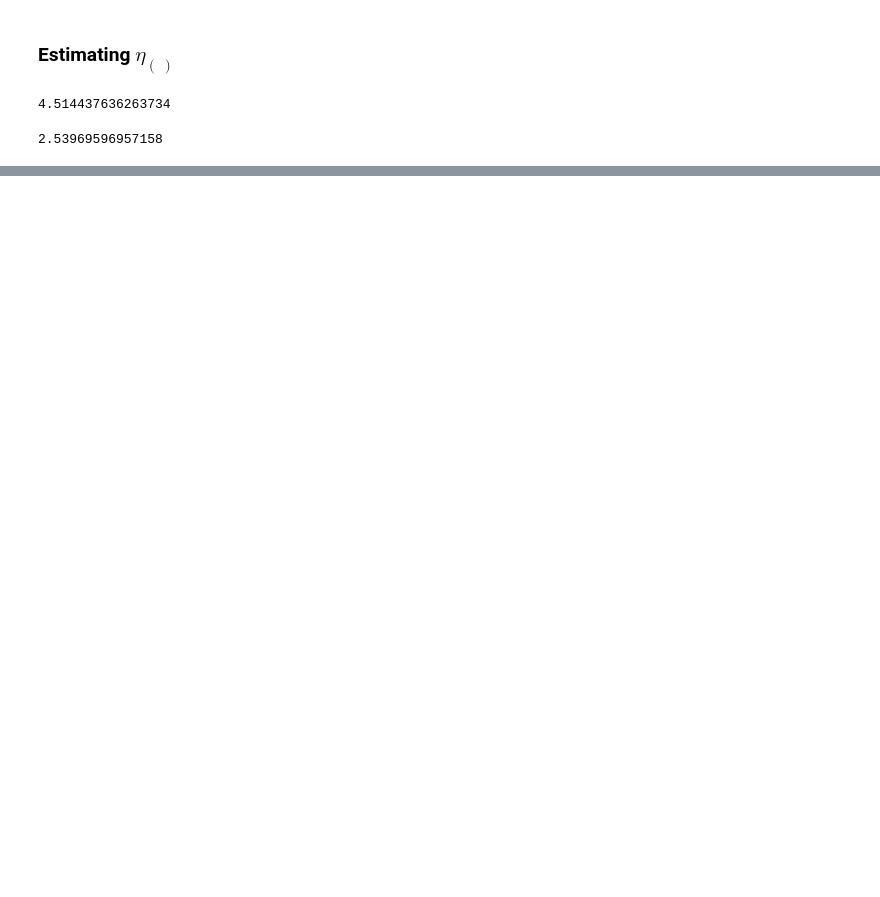
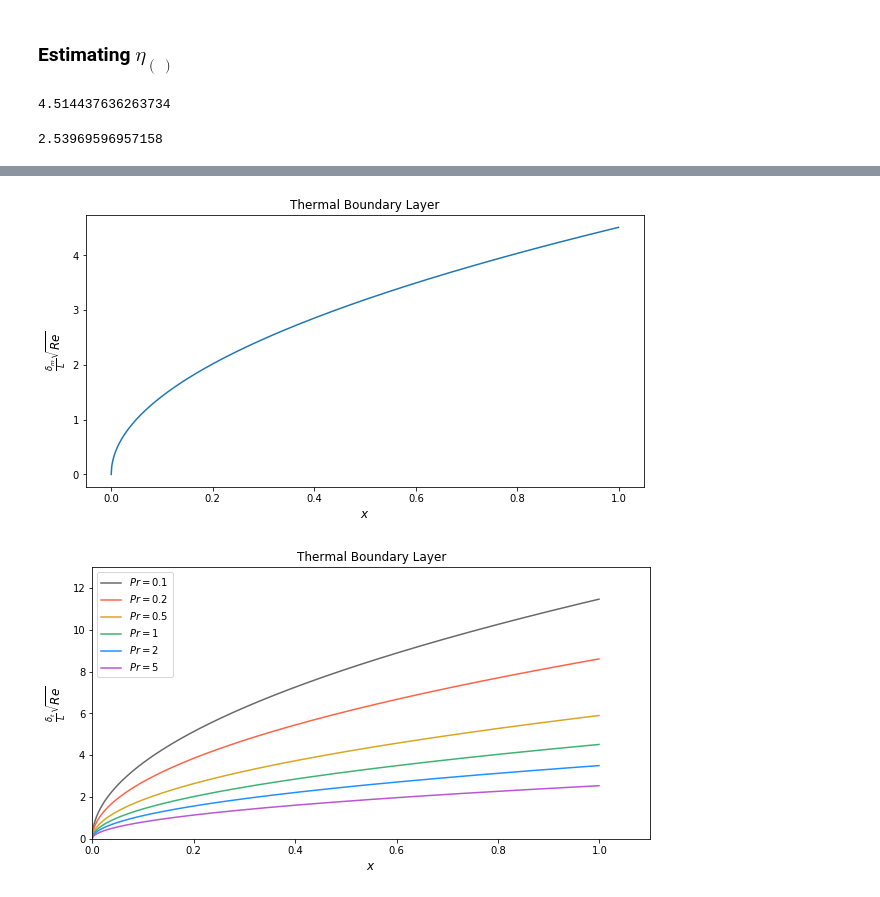
Before and after one commit to AparaV/appm-4650-project, a Jupyter notebook: code/plate.ipynb, the cells around one changed output, grey strips where cells are left out. Drawn from its saved outputs; the diff is of its cells as text; code cells hidden in the pictures; blank space fills up the shorter version.

```diff
--- a/code/plate.ipynb
+++ b/code/plate.ipynb
@@ -242,0 +333,28 @@ print(eta_t)
+# %%
+x = np.arange(0, 1, 0.001)
+y = eta_m*np.sqrt(x)
+plt.figure(figsize=(10,5))
+plt.plot(x,y)
+plt.title("Thermal Boundary Layer", fontsize=12)
+plt.xlabel(r"$x$", fontsize=12)
+plt.ylabel(r"$\frac{\delta_m}{L}\sqrt{Re}$", fontsize=12)
+plt.show()
+
+plt.figure(figsize=(10,5))
+plt.title("Thermal Boundary Layer", fontsize=12)
+plt.xlabel(r"$x$", fontsize=12)
+plt.ylabel(r"$\frac{\delta_t}{L}\sqrt{Re}$", fontsize=12)
+plt.xlim(0, 1.1)
+plt.ylim(0, 13)
+
+for idx, eta_t in enumerate(Eta_t):
+
+    X = np.arange(0, 1, 0.001)
+    Y = eta_t*np.sqrt(X)
+    plt.plot(X, Y, color=colors[idx], label=r"$Pr={}$".format(Prs[idx]))
+
+plt.legend()
+plt.show()
+# %% [output]
+[figure, added]
+[figure, added]
```
Also changed, not shown: parts of 9 cells of this notebook, 1 other file.
